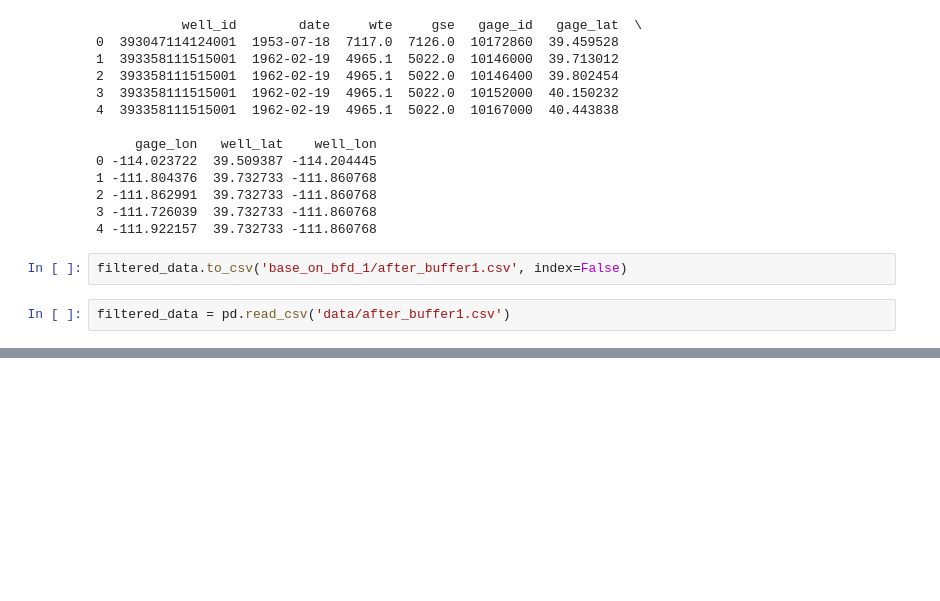
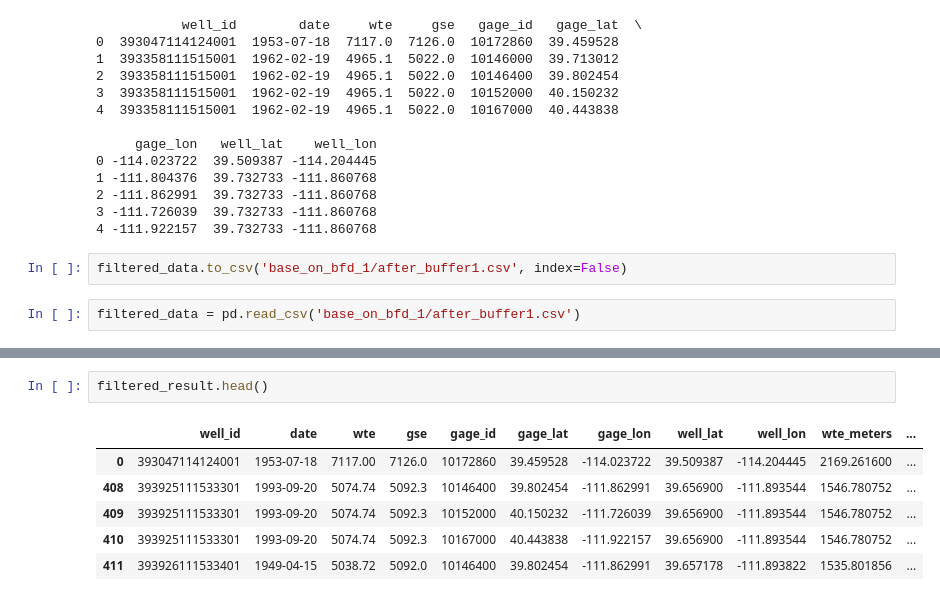
Before and after one commit to xueyil9/gslb_local_running, a Jupyter notebook: base_on_first_bfd_1_june10.ipynb, the cells around one changed output, grey strips where cells are left out. Cells and saved outputs as stored; diff of their text form; blank space fills up the shorter version.

```diff
--- a/base_on_first_bfd_1_june10.ipynb
+++ b/base_on_first_bfd_1_june10.ipynb
@@ -293,4 +293,4 @@ print(filtered_data.head())
 # %%
 filtered_data.to_csv('base_on_bfd_1/after_buffer1.csv', index=False)
 # %%
-filtered_data = pd.read_csv('data/after_buffer1.csv')
+filtered_data = pd.read_csv('base_on_bfd_1/after_buffer1.csv')
@@ -296,0 +376,9 @@ filtered_data = pd.read_csv('data/after_buffer1.csv')
+# %%
+filtered_result.head()
+# %% [output]
+|  | well_id | date | wte | gse | gage_id | gage_lat | gage_lon | well_lat | well_lon | wte_meters | ... |
+| 0 | 393047114124001 | 1953-07-18 | 7117.00 | 7126.0 | 10172860 | 39.459528 | -114.023722 | 39.509387 | -114.204445 | 2169.261600 | ... |
+| 408 | 393925111533301 | 1993-09-20 | 5074.74 | 5092.3 | 10146400 | 39.802454 | -111.862991 | 39.656900 | -111.893544 | 1546.780752 | ... |
+| 409 | 393925111533301 | 1993-09-20 | 5074.74 | 5092.3 | 10152000 | 40.150232 | -111.726039 | 39.656900 | -111.893544 | 1546.780752 | ... |
+| 410 | 393925111533301 | 1993-09-20 | 5074.74 | 5092.3 | 10167000 | 40.443838 | -111.922157 | 39.656900 | -111.893544 | 1546.780752 | ... |
+| 411 | 393926111533401 | 1949-04-15 | 5038.72 | 5092.0 | 10146400 | 39.802454 | -111.862991 | 39.657178 | -111.893822 | 1535.801856 | ... |
```
Also changed, not shown: parts of 5 cells of this notebook.
